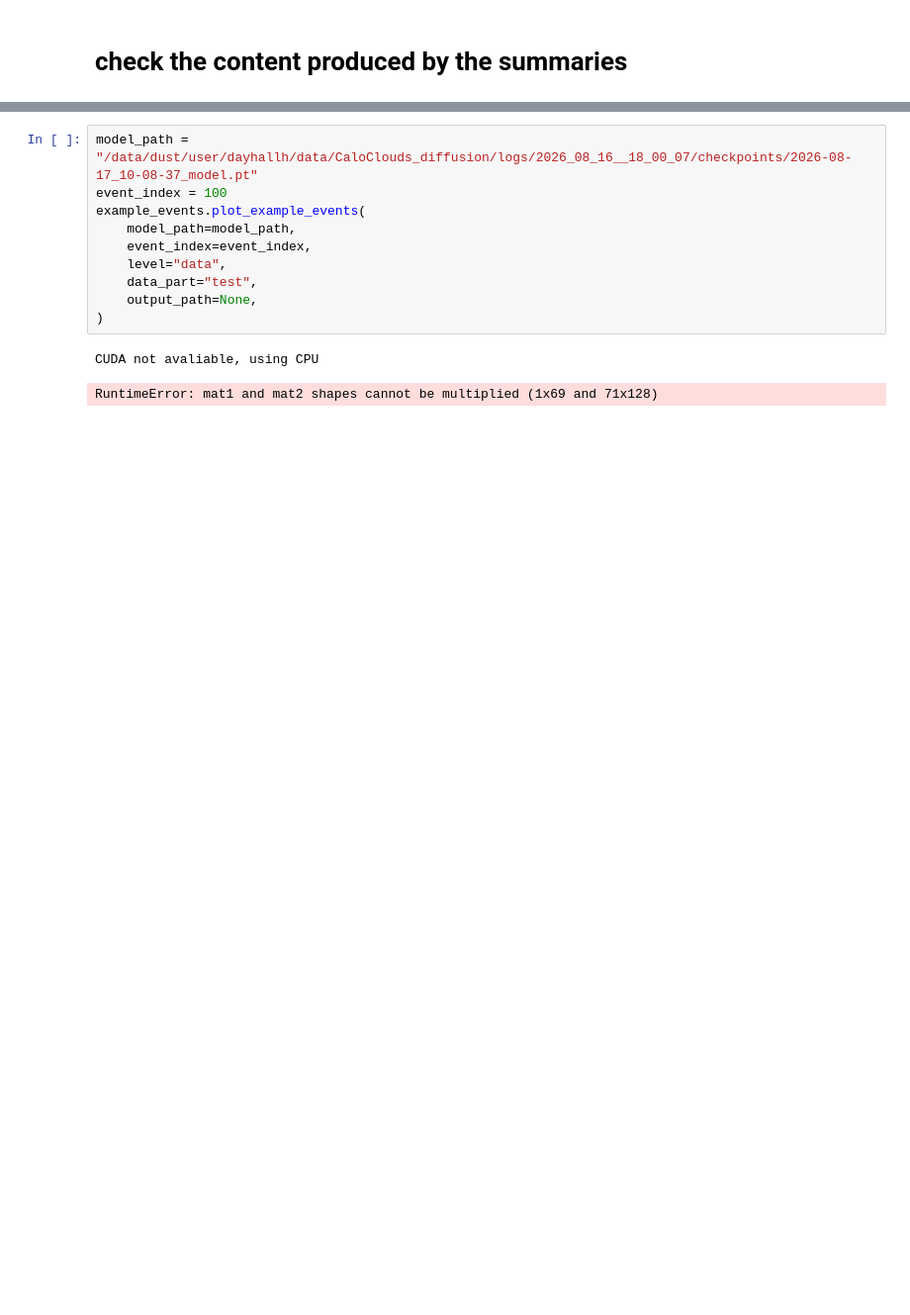
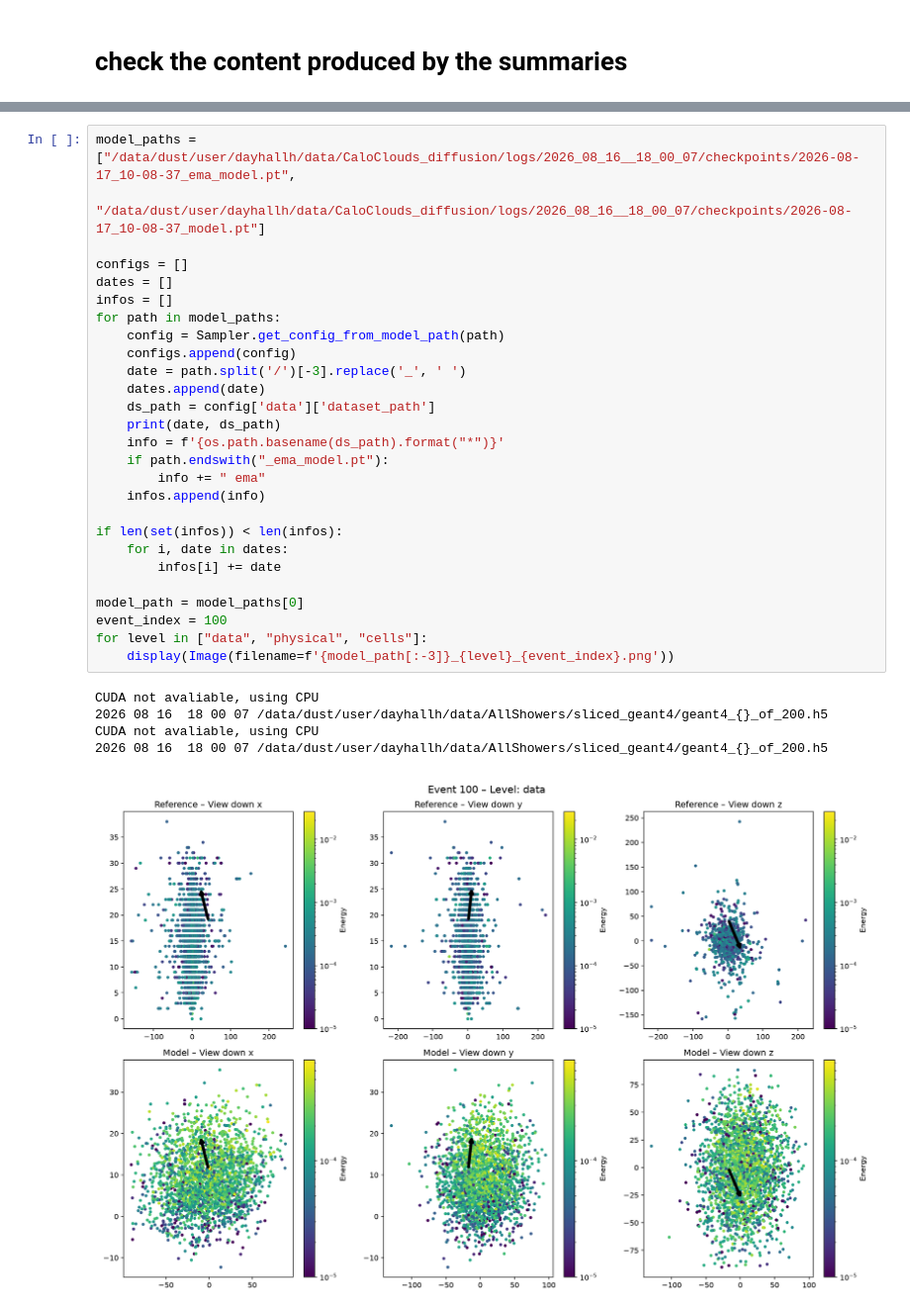
Before and after one commit to HenryDayHall/CaloCloudi, a Jupyter notebook: scripts/check_summary.ipynb, the cells around one changed output, grey strips where cells are left out. Shown at 99% size. Cells and saved outputs as stored; diff of their text form; blank space fills up the shorter version.

```diff
--- a/scripts/check_summary.ipynb
+++ b/scripts/check_summary.ipynb
@@ -8,13 +10,33 @@ from src.evaluation import plotting, example_events
 # %%
-model_path = "/data/dust/user/dayhallh/data/CaloClouds_diffusion/logs/2026_08_16__18_00_07/checkpoints/2026-08-17_10-08-37_model.pt"
+model_paths = ["/data/dust/user/dayhallh/data/CaloClouds_diffusion/logs/2026_08_16__18_00_07/checkpoints/2026-08-17_10-08-37_ema_model.pt",
+               "/data/dust/user/dayhallh/data/CaloClouds_diffusion/logs/2026_08_16__18_00_07/checkpoints/2026-08-17_10-08-37_model.pt"]
+
+configs = []
+dates = []
+infos = []
+for path in model_paths:
+    config = Sampler.get_config_from_model_path(path)
+    configs.append(config)
+    date = path.split('/')[-3].replace('_', ' ')
+    dates.append(date)
+    ds_path = config['data']['dataset_path']
+    print(date, ds_path)
+    info = f'{os.path.basename(ds_path).format("*")}'
+    if path.endswith("_ema_model.pt"):
+        info += " ema"
+    infos.append(info)
+
+if len(set(infos)) < len(infos):
+    for i, date in dates:
+        infos[i] += date
+
+model_path = model_paths[0]
 event_index = 100
-example_events.plot_example_events(
-    model_path=model_path,
-    event_index=event_index,
-    level="data",
-    data_part="test",
-    output_path=None,
-)
+for level in ["data", "physical", "cells"]:
+    display(Image(filename=f'{model_path[:-3]}_{level}_{event_index}.png'))
 # %% [output]
 CUDA not avaliable, using CPU
+2026 08 16  18 00 07 /data/dust/user/dayhallh/data/AllShowers/sliced_geant4/geant4_{}_of_200.h5
+CUDA not avaliable, using CPU
+2026 08 16  18 00 07 /data/dust/user/dayhallh/data/AllShowers/sliced_geant4/geant4_{}_of_200.h5
-RuntimeError: mat1 and mat2 shapes cannot be multiplied (1x69 and 71x128)
+[figure, added]
```
Also changed, not shown: parts of 9 cells of this notebook, 5 other files.
